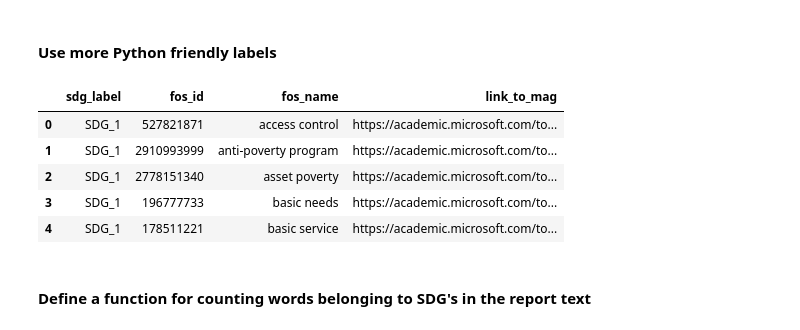
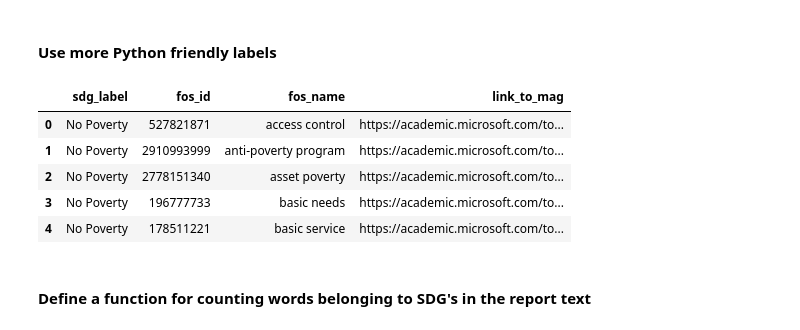
Before and after one commit to FieteO/fuehrung_und_nachhaltigkeit, a Jupyter notebook: cluster_count.ipynb, the cells around one changed output. Drawn from its saved outputs; the diff is of its cells as text; code cells hidden in the pictures.

```diff
--- a/cluster_count.ipynb
+++ b/cluster_count.ipynb
@@ -34,19 +34,19 @@ ontology.head()
 # %%
 # rename columns
 ontology.rename(columns={'SDG label':'sdg_label','FOS-ID':'fos_id','FOS-Name':'fos_name','Link to MAG':'link_to_mag'}, inplace=True)
 
 # map sdg_labels
-ontology.sdg_label.map({'SDG_1':'No Poverty', 'SDG_2':'Zero Hunger','SDG_3':'Good Health and Well-Being','SDG_4':'Quality Eduction','SDG_5':'Gender Equality','SDG_6':'Clean Water and Sanitation','SDG_7':'Affordable and Clean Energy','SDG_8':'Decent Work and Economic Growth','SDG_9':'Industry, Innovation and Infrastructure','SDG_10':'Reduced Inequalities','SDG_11':'Sustainable Cities and Communities','SDG_12':'Responsible Consumption and Production','SDG_13':'Climate Action','SDG_14':'Life Below Water','SDG_15':'Life on Land','SDG_16':'Peace, Justice and strong Institutions','SDG_17':'Partnerships for the Goals'})
+ontology.sdg_label = ontology.sdg_label.map({'SDG_1':'No Poverty', 'SDG_2':'Zero Hunger','SDG_3':'Good Health and Well-Being','SDG_4':'Quality Eduction','SDG_5':'Gender Equality','SDG_6':'Clean Water and Sanitation','SDG_7':'Affordable and Clean Energy','SDG_8':'Decent Work and Economic Growth','SDG_9':'Industry, Innovation and Infrastructure','SDG_10':'Reduced Inequalities','SDG_11':'Sustainable Cities and Communities','SDG_12':'Responsible Consumption and Production','SDG_13':'Climate Action','SDG_14':'Life Below Water','SDG_15':'Life on Land','SDG_16':'Peace, Justice and strong Institutions','SDG_17':'Partnerships for the Goals'})
 
 ontology['fos_name'] = ontology.fos_name.map(lambda name: name.lower()) # for later text search
 ontology.head()
 # %% [output]
 |  | sdg_label | fos_id | fos_name | link_to_mag |
-| 0 | SDG_1 | 527821871 | access control | https://academic.microsoft.com/to... |
-| 1 | SDG_1 | 2910993999 | anti-poverty program | https://academic.microsoft.com/to... |
-| 2 | SDG_1 | 2778151340 | asset poverty | https://academic.microsoft.com/to... |
-| 3 | SDG_1 | 196777733 | basic needs | https://academic.microsoft.com/to... |
-| 4 | SDG_1 | 178511221 | basic service | https://academic.microsoft.com/to... |
+| 0 | No Poverty | 527821871 | access control | https://academic.microsoft.com/to... |
+| 1 | No Poverty | 2910993999 | anti-poverty program | https://academic.microsoft.com/to... |
+| 2 | No Poverty | 2778151340 | asset poverty | https://academic.microsoft.com/to... |
+| 3 | No Poverty | 196777733 | basic needs | https://academic.microsoft.com/to... |
+| 4 | No Poverty | 178511221 | basic service | https://academic.microsoft.com/to... |
 # %% [markdown]
 #### Define a function for counting words belonging to SDG's in the report text
 # %%
```
Also changed, not shown: parts of 4 cells of this notebook, 1 other file.
